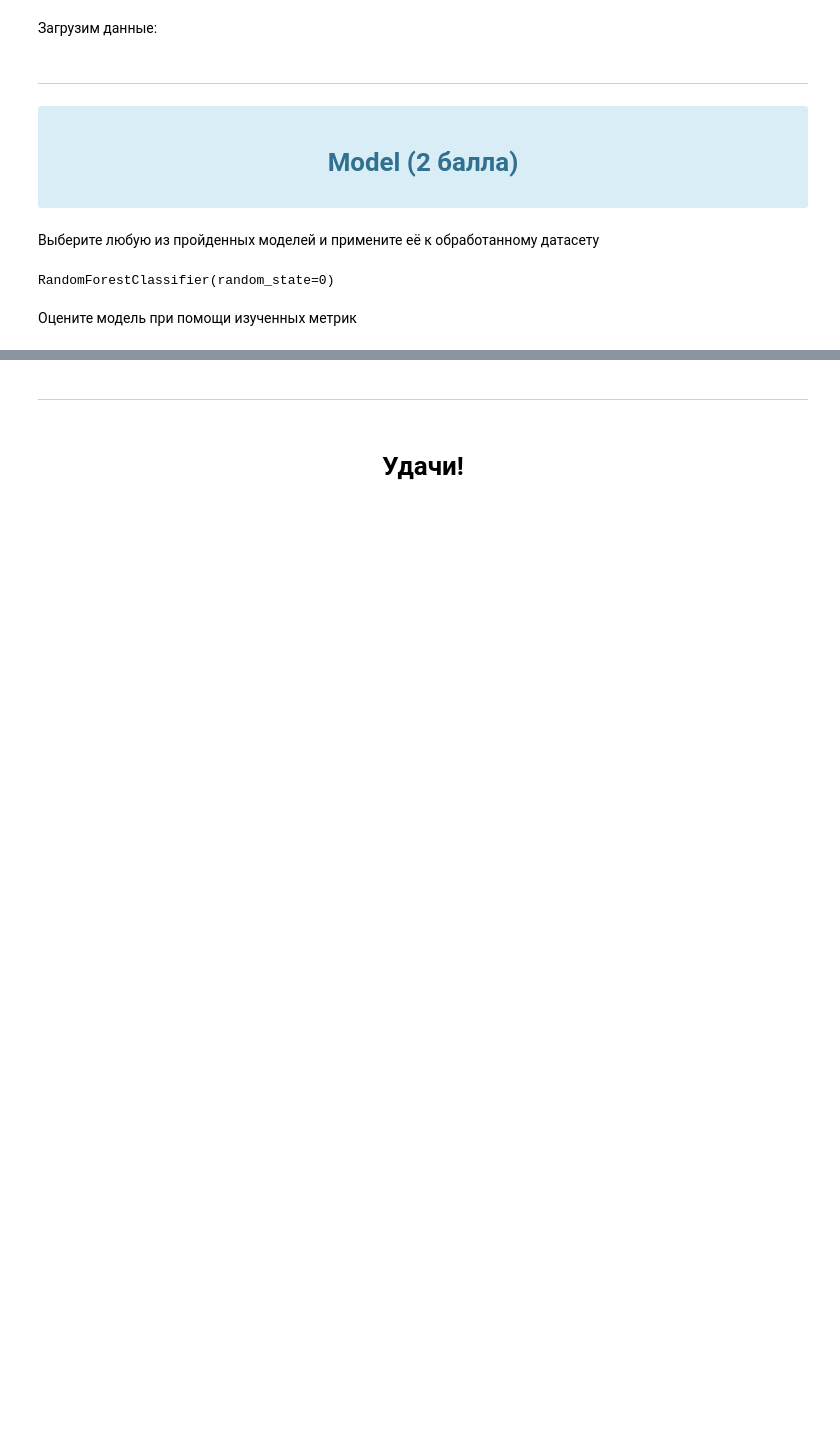
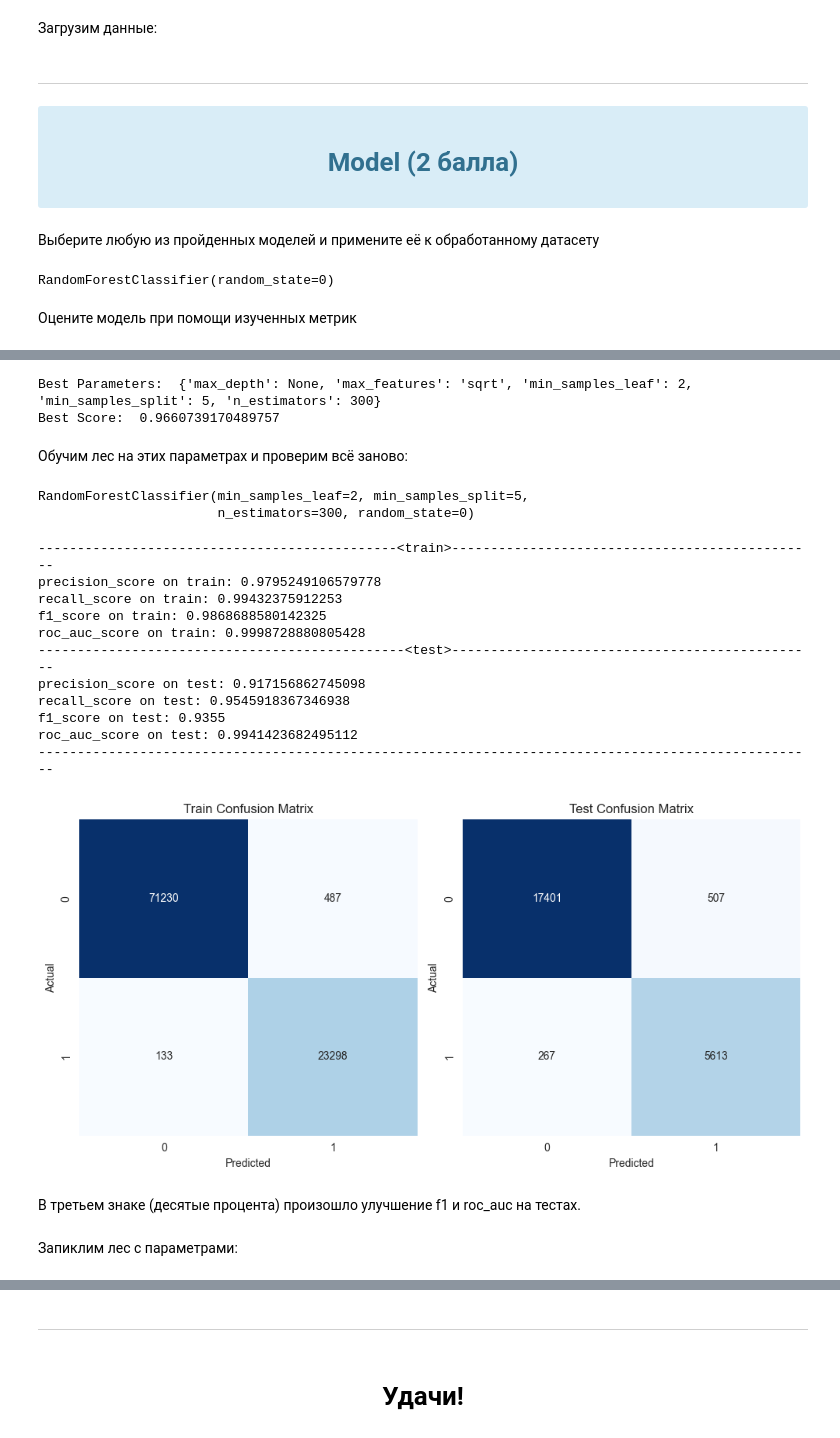
Before and after one commit to Nickolay-A/IT-Academy, a Jupyter notebook: HW - 3. EDA, Pipelines, Trees/HW - 3. EDA, Pipelines, Trees.ipynb, the cells around one changed output, grey strips where cells are left out. Saved outputs shown, nothing was run; the diff lists cells and outputs as text; code cells hidden in the pictures; blank space fills up the shorter version.

```diff
--- a/HW - 3. EDA, Pipelines, Trees/HW - 3. EDA, Pipelines, Trees.ipynb
+++ b/HW - 3. EDA, Pipelines, Trees/HW - 3. EDA, Pipelines, Trees.ipynb
@@ -962,0 +1021,2 @@ roc_auc_score(y_test, y_test_pred_proba)
+# %%
+grid_search.fit(X_train, y_train)
@@ -962,0 +1047,42 @@ roc_auc_score(y_test, y_test_pred_proba)
+# %%
+print("Best Parameters: ", grid_search.best_params_)
+print("Best Score: ", grid_search.best_score_)
+# %% [output]
+Best Parameters:  {'max_depth': None, 'max_features': 'sqrt', 'min_samples_leaf': 2, 'min_samples_split': 5, 'n_estimators': 300}
+Best Score:  0.9660739170489757
+# %% [markdown]
+Обучим лес на этих параметрах и проверим всё заново:
+# %%
+random_forrest_classifier = RandomForestClassifier(random_state=0,
+                                                   **grid_search.best_params_)
+# %%
+random_forrest_classifier.fit(X_train, y_train)
+# %% [output]
+RandomForestClassifier(min_samples_leaf=2, min_samples_split=5,
+                       n_estimators=300, random_state=0)
+# %%
+y_train_pred = random_forrest_classifier.predict(X_train)
+y_test_pred = random_forrest_classifier.predict(X_test)
+
+y_train_pred_proba = random_forrest_classifier.predict_proba(X_train)[:, 1]
+y_test_pred_proba = random_forrest_classifier.predict_proba(X_test)[:, 1]
+# %%
+show_metrics(y_train, y_train_pred, y_train_pred_proba,
+                 y_test, y_test_pred, y_test_pred_proba)
+# %% [output]
+----------------------------------------------<train>-----------------------------------------------
+precision_score on train: 0.9795249106579778
+recall_score on train: 0.99432375912253
+f1_score on train: 0.9868688580142325
+roc_auc_score on train: 0.9998728880805428
+-----------------------------------------------<test>-----------------------------------------------
+precision_score on test: 0.917156862745098
+recall_score on test: 0.9545918367346938
+f1_score on test: 0.9355
+roc_auc_score on test: 0.9941423682495112
+----------------------------------------------------------------------------------------------------
+[figure, added]
+# %% [markdown]
+В третьем знаке (десятые процента) произошло улучшение f1 и roc_auc на тестах.
+# %% [markdown]
+Запиклим лес с параметрами:
```
Also changed, not shown: parts of 44 cells of this notebook, 5 other files.
